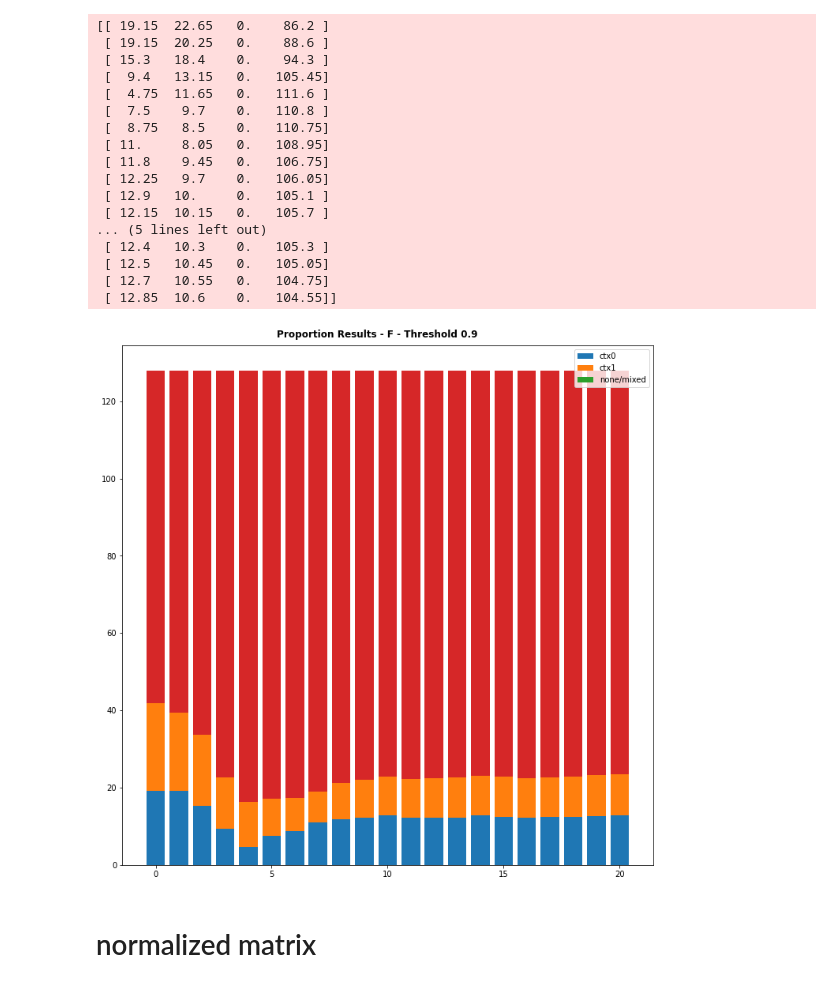
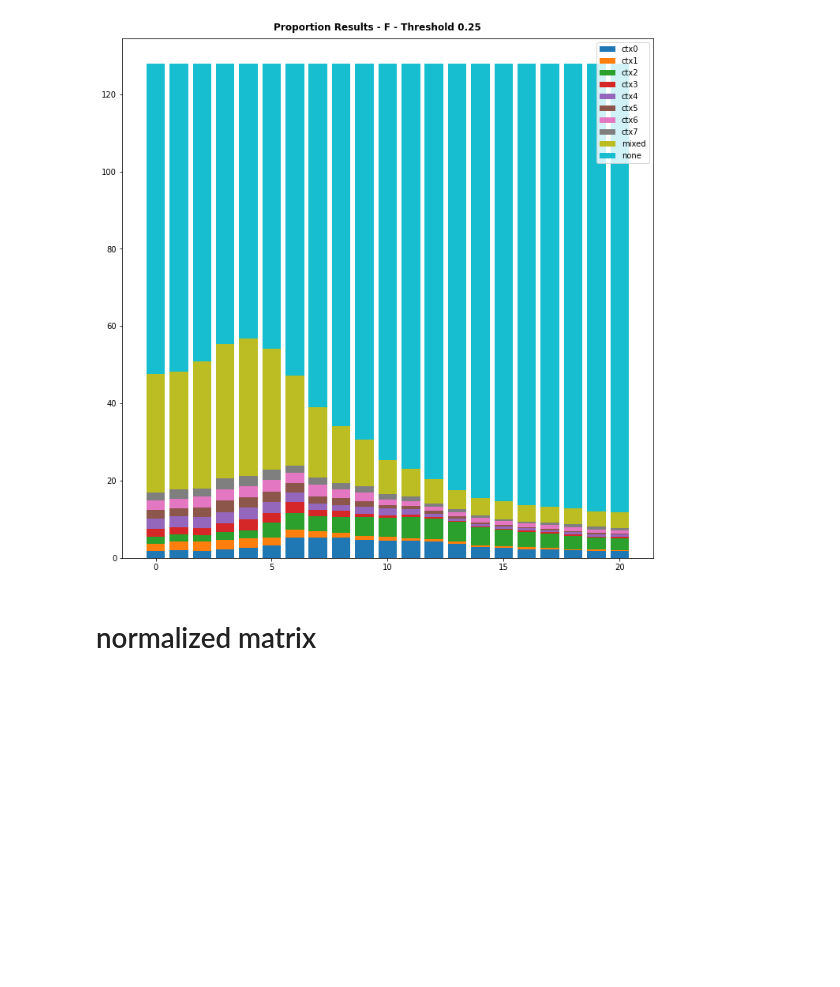
Before and after one commit to MaryZolfaghar/WCSLS, a Jupyter notebook: notebooks/results_proportions.ipynb, the cells around one changed output. Cells and saved outputs as stored; diff of their text form; code cells hidden in the pictures; blank space fills up the shorter version.

```diff
--- a/notebooks/results_proportions.ipynb
+++ b/notebooks/results_proportions.ipynb
@@ -43,7 +43,7 @@ def plot_pie_bar_chart(pies):
 
     return fig, axs
 # %%
-n_ctxs=2
+n_ctxs=8
 results = read_results(n_ctxs)
 # %%
 hiddens_ctxs = results['hiddens_ctxs'] # [run, checkpoints, n_ctxs, n_trials, hidd_dim]
@@ -184,65 +181,43 @@ fig.savefig(('../../figures/' + fig_str + '.pdf'),
 labels = []
 for ctx in range(n_ctxs):
     labels.append('ctx%s' %(ctx))
-
 if n_ctxs==2:
     n_thresh = 0.9
     labels.append('none/mixed')
-    # labels.append('none/mixed')
+    labels.append('none/mixed')
 elif n_ctxs==4:
     n_thresh = 0.35
     labels.append('mixed')
     labels.append('none')
 elif n_ctxs==8:
     n_thresh = 0.25
     labels.append('mixed')
     labels.append('none')
 
 n = results['n']
 f = n > n_thresh
+ctxs = calc_hidd_sens(f)
+m_ctxs = np.mean(ctxs, axis=0) # take avg over runs
 
-
-ctxs = calc_hidd_sens(f)
-# take avg over runs
-m_ctxs = np.mean(ctxs, axis=0)
-print(m_ctxs)
 # plot
 fig, axs = plt.subplots(figsize=[10, 10])
 ax = axs
-
 for ctx in range(m_ctxs.shape[1]):
     ax.bar(range(n_cps), m_ctxs[:,ctx], bottom = np.sum(m_ctxs[:,:ctx], axis=1))
 ax.legend(labels)
 plt.tight_layout()
 fig.suptitle('Proportion Results - F - Threshold %s' %(n_thresh), fontweight='bold')
 plt.tight_layout()
 fig_str = 'proportion_results_mlp_wine_f_%sctx_overCPs' %(n_ctxs)
 fig.savefig(('../../figures/' + fig_str + '.pdf'),
               bbox_inches = 'tight', pad_inches = 0)
 
 # n: [n_ctxs, hidden_dim]
 # normalized - for each ctx, for how many trials each unit was active (filtered by the threshold)
 # normalized by the overall activity of that unit for all ctx and trials
 # we have ... many units that were active for ctx0 for more than n_threshold% of the trials
 # %% [output]
-[[ 19.15  22.65   0.    86.2 ]
- [ 19.15  20.25   0.    88.6 ]
- [ 15.3   18.4    0.    94.3 ]
- [  9.4   13.15   0.   105.45]
- [  4.75  11.65   0.   111.6 ]
- [  7.5    9.7    0.   110.8 ]
- [  8.75   8.5    0.   110.75]
- [ 11.     8.05   0.   108.95]
- [ 11.8    9.45   0.   106.75]
- [ 12.25   9.7    0.   106.05]
- [ 12.9   10.     0.   105.1 ]
- [ 12.15  10.15   0.   105.7 ]
-... (5 lines left out)
- [ 12.4   10.3    0.   105.3 ]
- [ 12.5   10.45   0.   105.05]
- [ 12.7   10.55   0.   104.75]
- [ 12.85  10.6    0.   104.55]]
-[figure, old version]
+[figure, new version]
 # %% [markdown]
 # normalized matrix
 # %%
```
Also changed, not shown: parts of 5 cells of this notebook, 10 other files.
